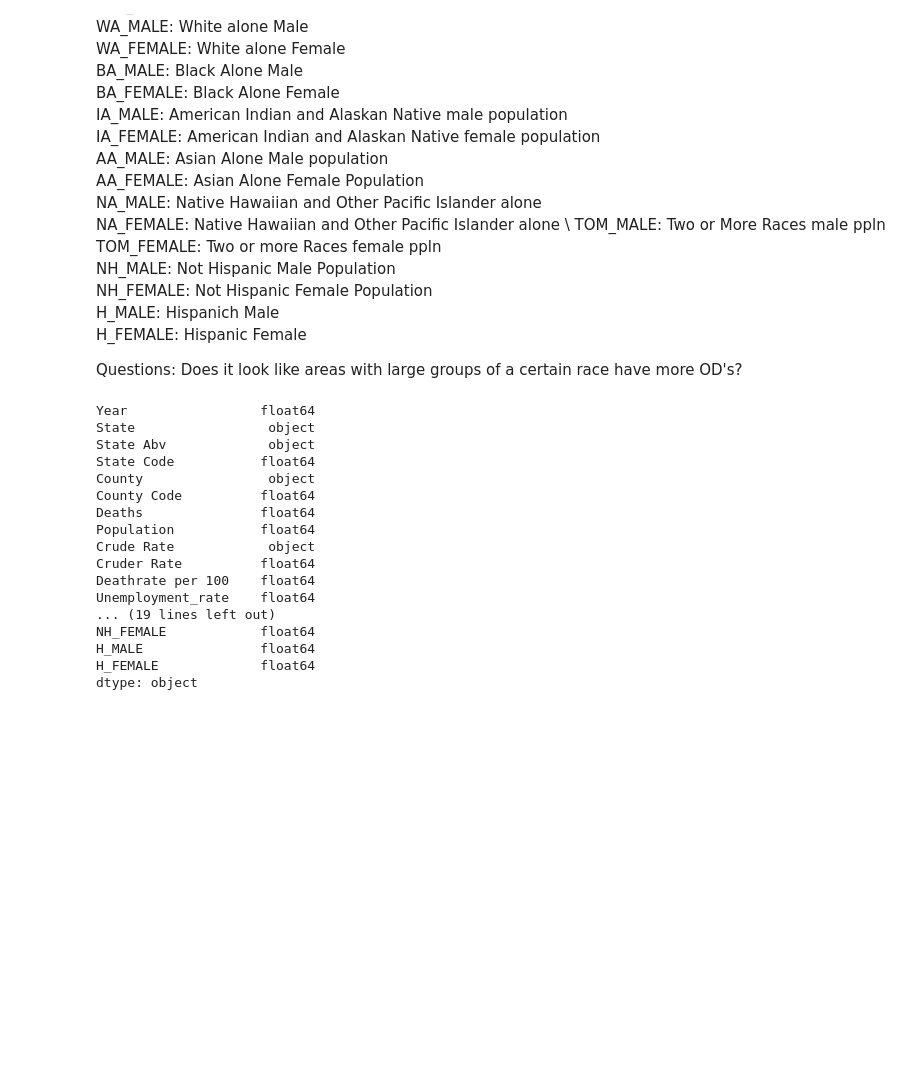
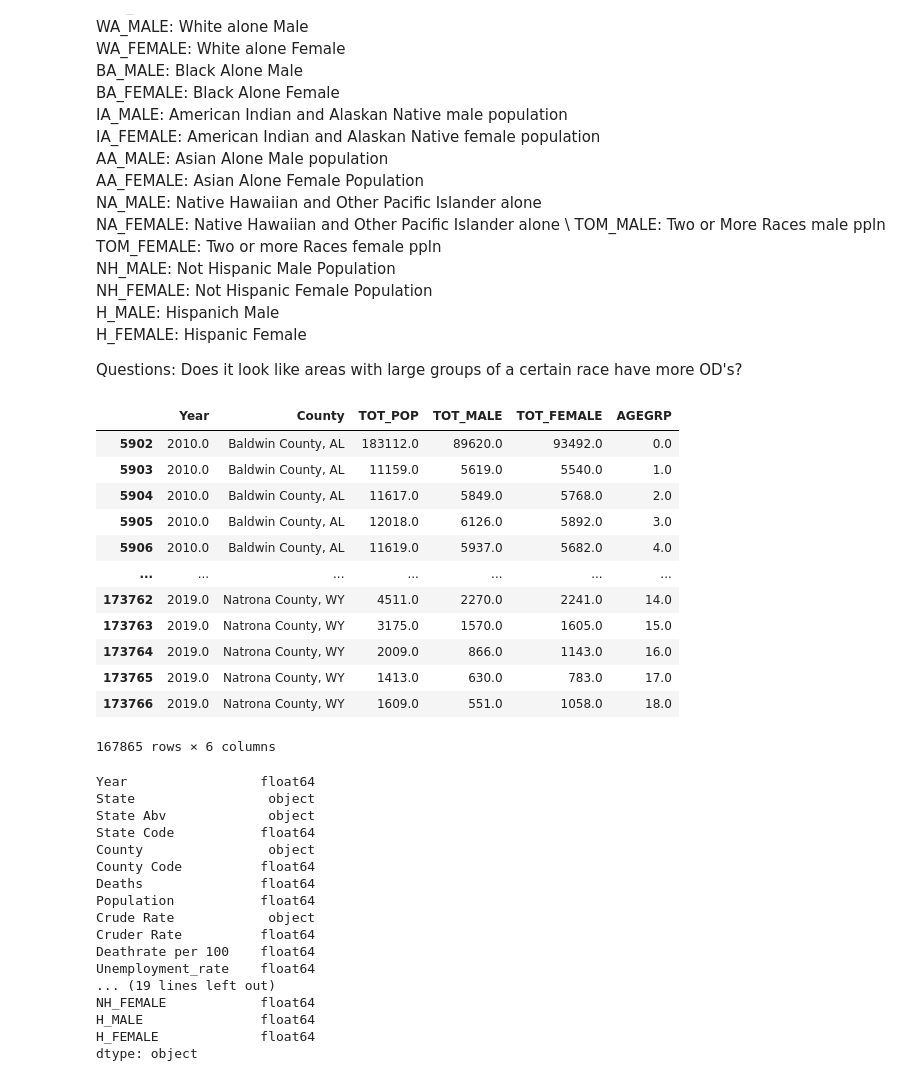
Before and after one commit to rhiannz/drugs, a Jupyter notebook: Analysis/EDA/ethnicity_age_EDA.ipynb, the cells around one changed output. Drawn from its saved outputs; the diff is of its cells as text; code cells hidden in the pictures; blank space fills up the shorter version.

Commit message:
changing the ethinicty_age data

```diff
--- a/Analysis/EDA/ethnicity_age_EDA.ipynb
+++ b/Analysis/EDA/ethnicity_age_EDA.ipynb
@@ -85,6 +92,22 @@ H_MALE: Hispanich Male \
 H_FEMALE: Hispanic Female
 
 Questions: Does it look like areas with large groups of a certain race have more OD's?
+# %%
+age_eth_data[['Year', 'County', 'TOT_POP', 'TOT_MALE', 'TOT_FEMALE', 'AGEGRP']]
+# %% [output]
+|  | Year | County | TOT_POP | TOT_MALE | TOT_FEMALE | AGEGRP |
+| 5902 | 2010.0 | Baldwin County, AL | 183112.0 | 89620.0 | 93492.0 | 0.0 |
+| 5903 | 2010.0 | Baldwin County, AL | 11159.0 | 5619.0 | 5540.0 | 1.0 |
+| 5904 | 2010.0 | Baldwin County, AL | 11617.0 | 5849.0 | 5768.0 | 2.0 |
+| 5905 | 2010.0 | Baldwin County, AL | 12018.0 | 6126.0 | 5892.0 | 3.0 |
+| 5906 | 2010.0 | Baldwin County, AL | 11619.0 | 5937.0 | 5682.0 | 4.0 |
+| ... | ... | ... | ... | ... | ... | ... |
+| 173762 | 2019.0 | Natrona County, WY | 4511.0 | 2270.0 | 2241.0 | 14.0 |
+| 173763 | 2019.0 | Natrona County, WY | 3175.0 | 1570.0 | 1605.0 | 15.0 |
+| 173764 | 2019.0 | Natrona County, WY | 2009.0 | 866.0 | 1143.0 | 16.0 |
+| 173765 | 2019.0 | Natrona County, WY | 1413.0 | 630.0 | 783.0 | 17.0 |
+| 173766 | 2019.0 | Natrona County, WY | 1609.0 | 551.0 | 1058.0 | 18.0 |
+167865 rows × 6 columns
 # %%
 print(age_eth_data.dtypes)
 age_eth_data
```
Also changed, not shown: parts of 2 cells of this notebook, 2 other files.
